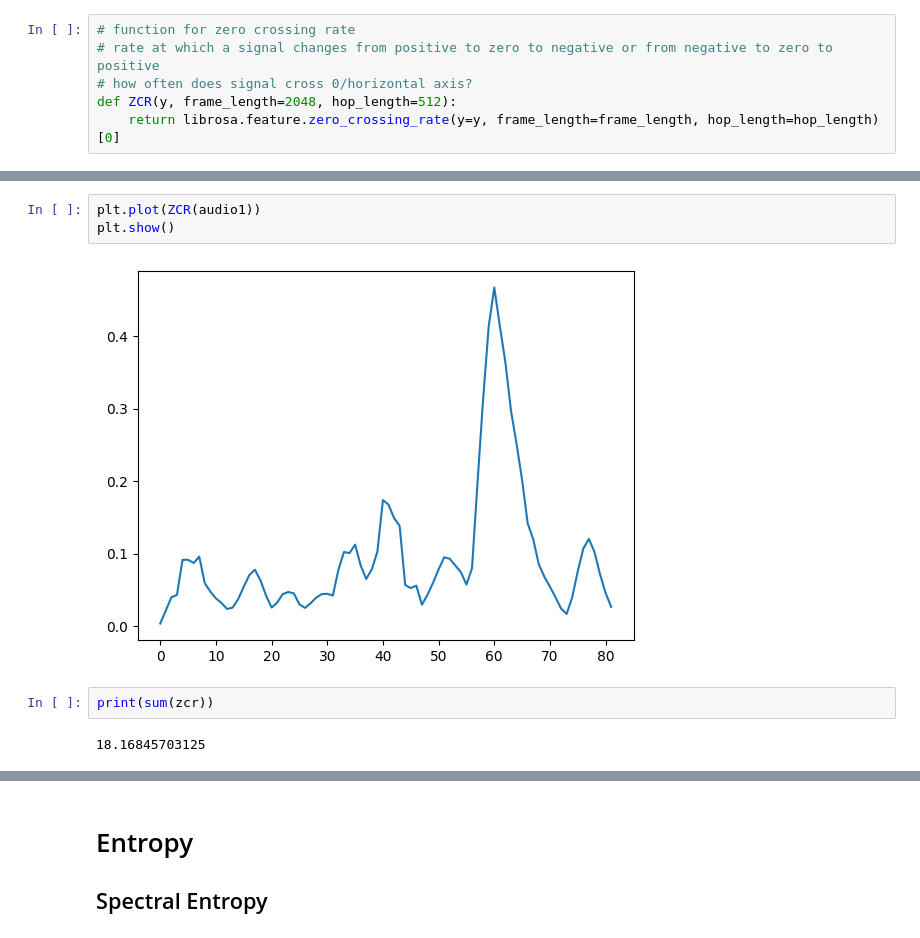
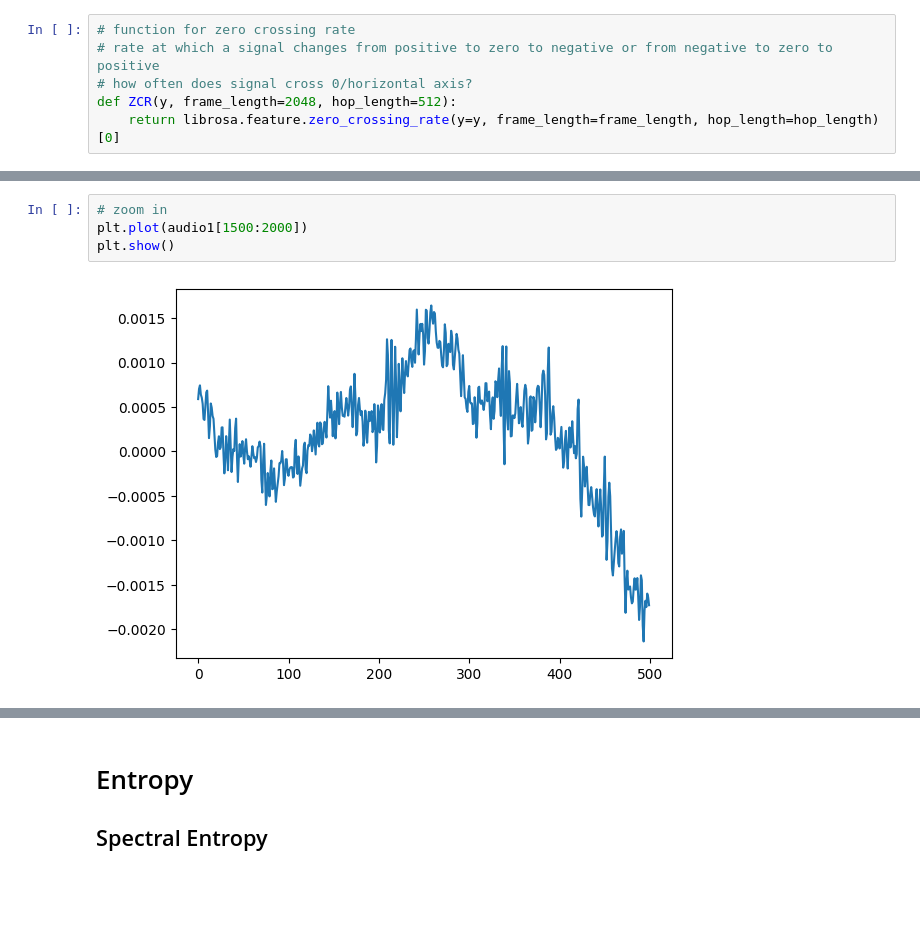
Before and after one commit to kimlindner/automatic_speech_emotion_recognition, a Jupyter notebook: notebooks/data_exploration.ipynb, the cells around one changed output, grey strips where cells are left out. Saved outputs shown, nothing was run; the diff lists cells and outputs as text; blank space fills up the shorter version.

```diff
--- a/notebooks/data_exploration.ipynb
+++ b/notebooks/data_exploration.ipynb
@@ -435,9 +465,6 @@ Overall number of zero crossings: 3987
 # %%
-plt.plot(ZCR(audio1))
+# zoom in
+plt.plot(audio1[1500:2000])
 plt.show()
 # %% [output]
-[figure, old version]
+[figure, new version]
-# %%
-print(sum(zcr))
-# %% [output]
-18.16845703125
```
Also changed, not shown: parts of 55 cells of this notebook.
